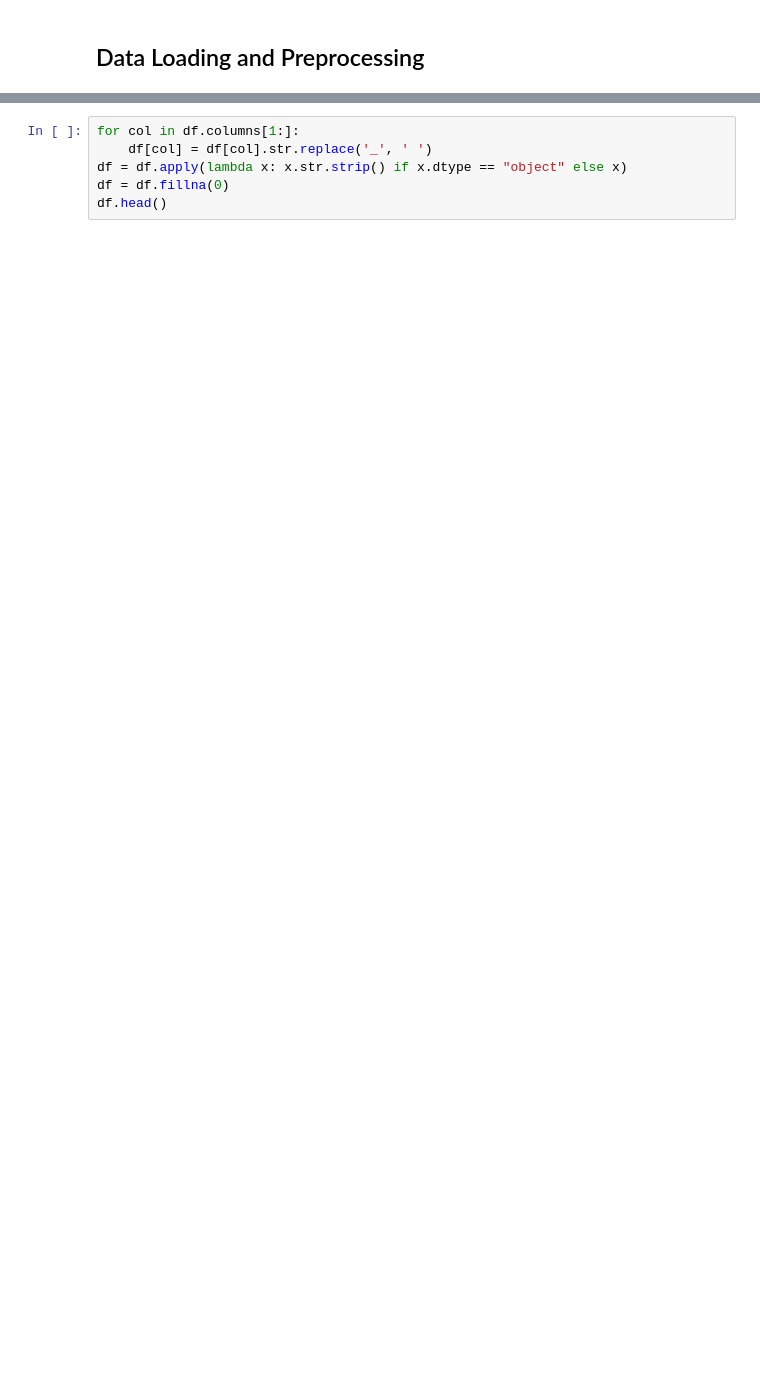
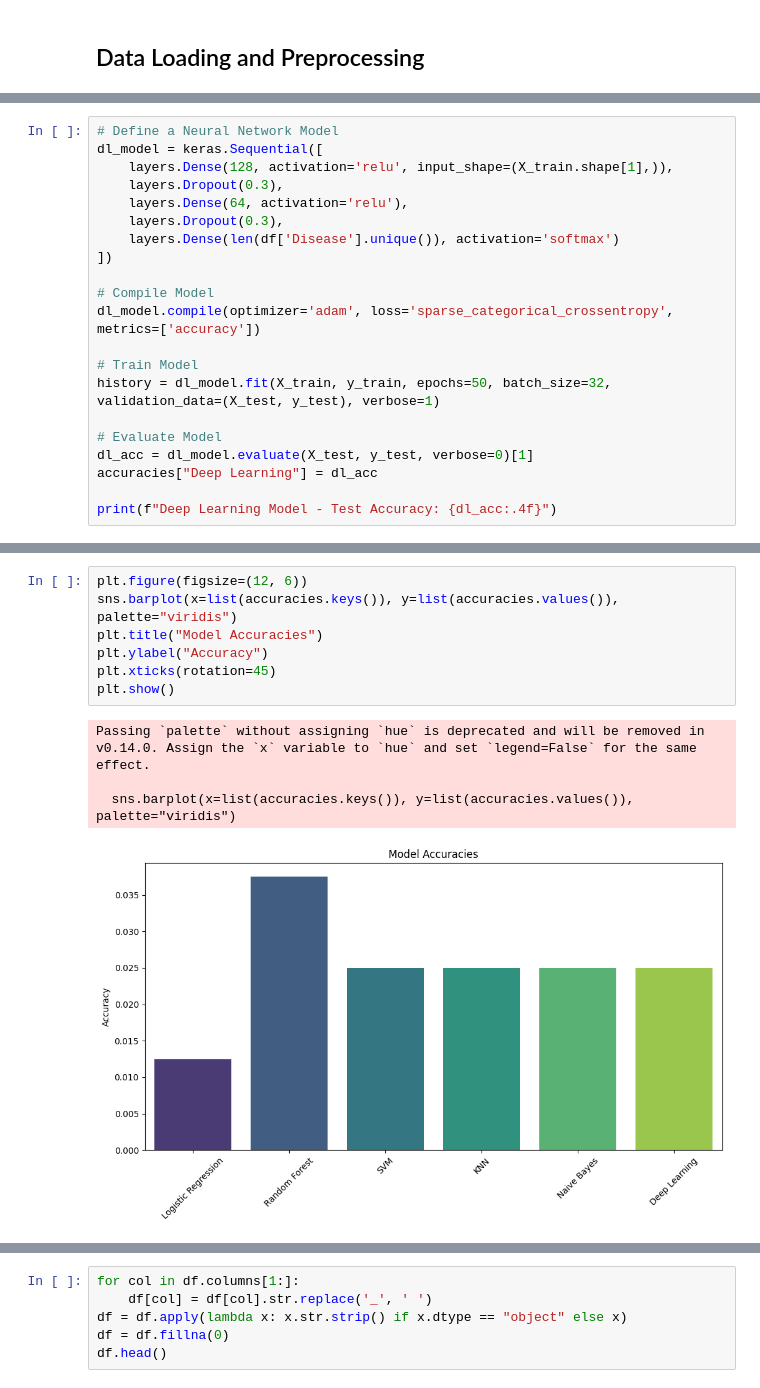
Before and after one commit to Nilanjan2/disease_prediction, a Jupyter notebook: main.ipynb, the cells around one changed output, grey strips where cells are left out. Drawn from its saved outputs; the diff is of its cells as text; blank space fills up the shorter version.

```diff
--- a/main.ipynb
+++ b/main.ipynb
@@ -15,0 +119,21 @@ df.head()
+# %%
+# Define a Neural Network Model
+dl_model = keras.Sequential([
+    layers.Dense(128, activation='relu', input_shape=(X_train.shape[1],)),
+    layers.Dropout(0.3),
+    layers.Dense(64, activation='relu'),
+    layers.Dropout(0.3),
+    layers.Dense(len(df['Disease'].unique()), activation='softmax')
+])
+
+# Compile Model
+dl_model.compile(optimizer='adam', loss='sparse_categorical_crossentropy', metrics=['accuracy'])
+
+# Train Model
+history = dl_model.fit(X_train, y_train, epochs=50, batch_size=32, validation_data=(X_test, y_test), verbose=1)
+
+# Evaluate Model
+dl_acc = dl_model.evaluate(X_test, y_test, verbose=0)[1]
+accuracies["Deep Learning"] = dl_acc
+
+print(f"Deep Learning Model - Test Accuracy: {dl_acc:.4f}")
@@ -15,0 +159,12 @@ df.head()
+# %%
+plt.figure(figsize=(12, 6))
+sns.barplot(x=list(accuracies.keys()), y=list(accuracies.values()), palette="viridis")
+plt.title("Model Accuracies")
+plt.ylabel("Accuracy")
+plt.xticks(rotation=45)
+plt.show()
+# %% [output]
+Passing `palette` without assigning `hue` is deprecated and will be removed in v0.14.0. Assign the `x` variable to `hue` and set `legend=False` for the same effect.
+
+  sns.barplot(x=list(accuracies.keys()), y=list(accuracies.values()), palette="viridis")
+[figure, added]
```
Also changed, not shown: parts of 46 cells of this notebook, 7 other files.
